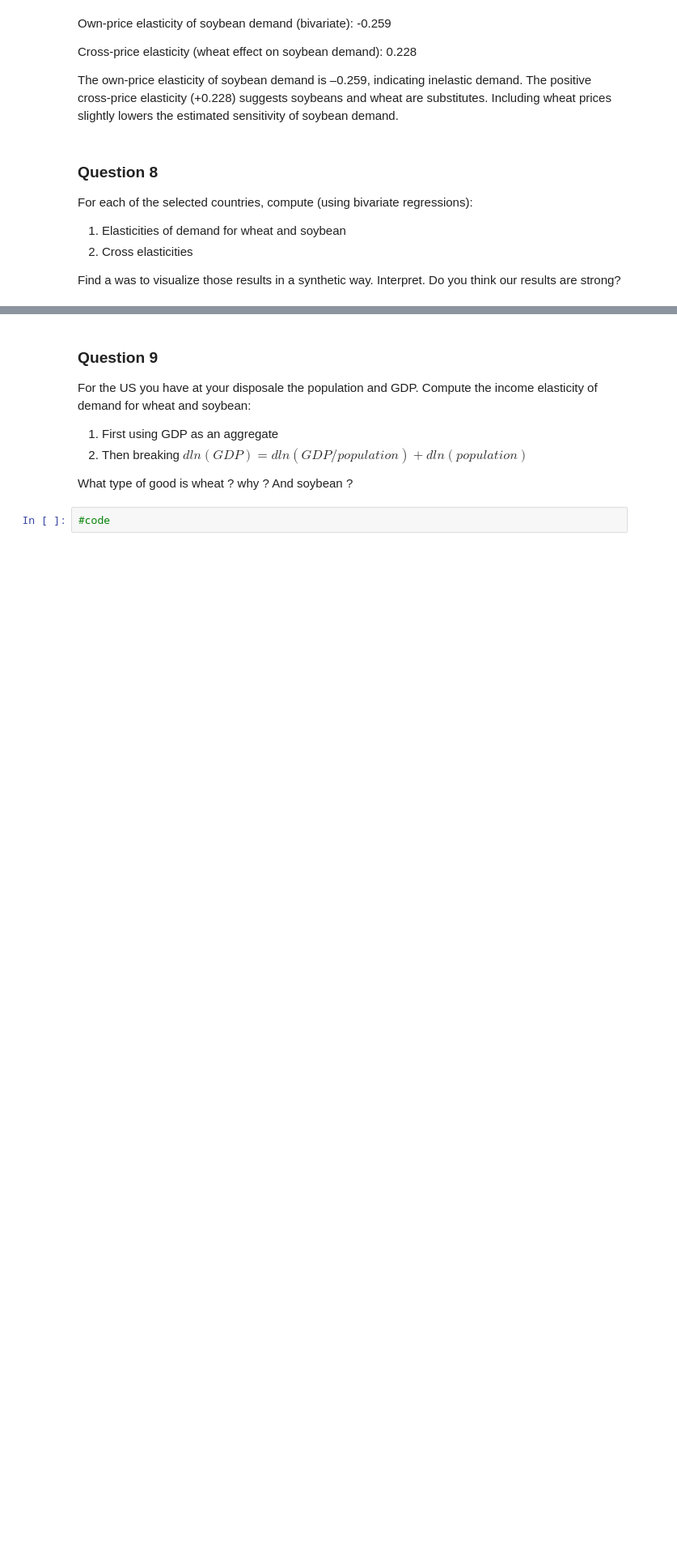
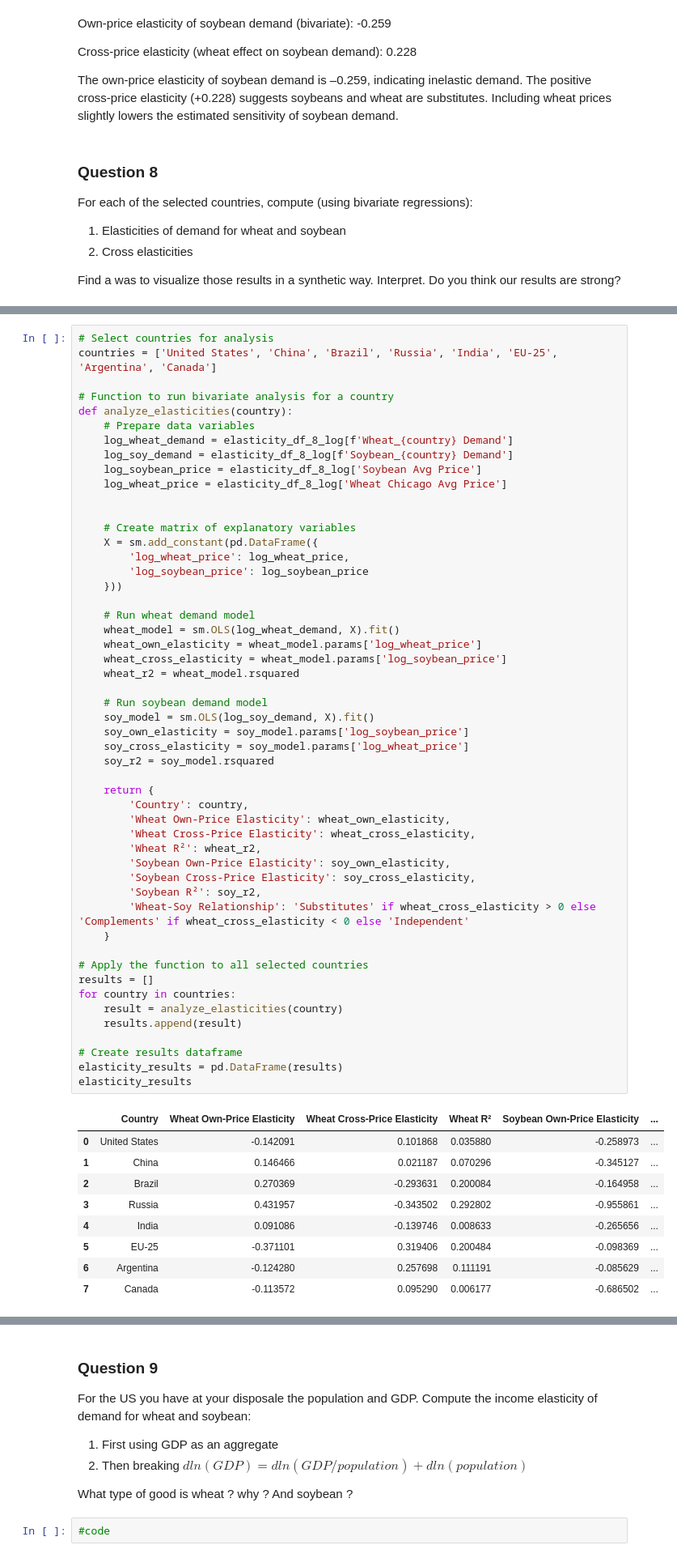
Before and after one commit to thomasmazouzi/Commodities, a Jupyter notebook: Final Version.ipynb, the cells around one changed output, grey strips where cells are left out. Shown at 81% size. Cells and saved outputs as stored; diff of their text form; blank space fills up the shorter version.

```diff
--- a/Final Version.ipynb
+++ b/Final Version.ipynb
@@ -678,0 +719,61 @@ Interpret. Do you think our results are strong?
+# %%
+# Select countries for analysis
+countries = ['United States', 'China', 'Brazil', 'Russia', 'India', 'EU-25', 'Argentina', 'Canada']
+
+# Function to run bivariate analysis for a country
+def analyze_elasticities(country):
+    # Prepare data variables
+    log_wheat_demand = elasticity_df_8_log[f'Wheat_{country} Demand']
+    log_soy_demand = elasticity_df_8_log[f'Soybean_{country} Demand']
+    log_soybean_price = elasticity_df_8_log['Soybean Avg Price']
+    log_wheat_price = elasticity_df_8_log['Wheat Chicago Avg Price']
+
+
+    # Create matrix of explanatory variables
+    X = sm.add_constant(pd.DataFrame({
+        'log_wheat_price': log_wheat_price,
+        'log_soybean_price': log_soybean_price
+    }))
+
+    # Run wheat demand model
+    wheat_model = sm.OLS(log_wheat_demand, X).fit()
+    wheat_own_elasticity = wheat_model.params['log_wheat_price']
+    wheat_cross_elasticity = wheat_model.params['log_soybean_price']
+    wheat_r2 = wheat_model.rsquared
+
+    # Run soybean demand model
+    soy_model = sm.OLS(log_soy_demand, X).fit()
+    soy_own_elasticity = soy_model.params['log_soybean_price']
+    soy_cross_elasticity = soy_model.params['log_wheat_price']
+    soy_r2 = soy_model.rsquared
+
+    return {
+        'Country': country,
+        'Wheat Own-Price Elasticity': wheat_own_elasticity,
+        'Wheat Cross-Price Elasticity': wheat_cross_elasticity,
+        'Wheat R²': wheat_r2,
+        'Soybean Own-Price Elasticity': soy_own_elasticity,
+        'Soybean Cross-Price Elasticity': soy_cross_elasticity,
+        'Soybean R²': soy_r2,
+        'Wheat-Soy Relationship': 'Substitutes' if wheat_cross_elasticity > 0 else 'Complements' if wheat_cross_elasticity < 0 else 'Independent'
+    }
+
+# Apply the function to all selected countries
+results = []
+for country in countries:
+    result = analyze_elasticities(country)
+    results.append(result)
+
+# Create results dataframe
+elasticity_results = pd.DataFrame(results)
+elasticity_results
+# %% [output]
+|  | Country | Wheat Own-Price Elasticity | Wheat Cross-Price Elasticity | Wheat R² | Soybean Own-Price Elasticity | ... |
+| 0 | United States | -0.142091 | 0.101868 | 0.035880 | -0.258973 | ... |
+| 1 | China | 0.146466 | 0.021187 | 0.070296 | -0.345127 | ... |
+| 2 | Brazil | 0.270369 | -0.293631 | 0.200084 | -0.164958 | ... |
+| 3 | Russia | 0.431957 | -0.343502 | 0.292802 | -0.955861 | ... |
+| 4 | India | 0.091086 | -0.139746 | 0.008633 | -0.265656 | ... |
+| 5 | EU-25 | -0.371101 | 0.319406 | 0.200484 | -0.098369 | ... |
+| 6 | Argentina | -0.124280 | 0.257698 | 0.111191 | -0.085629 | ... |
+| 7 | Canada | -0.113572 | 0.095290 | 0.006177 | -0.686502 | ... |
```
Also changed, not shown: parts of 11 cells of this notebook, 1 other file.
